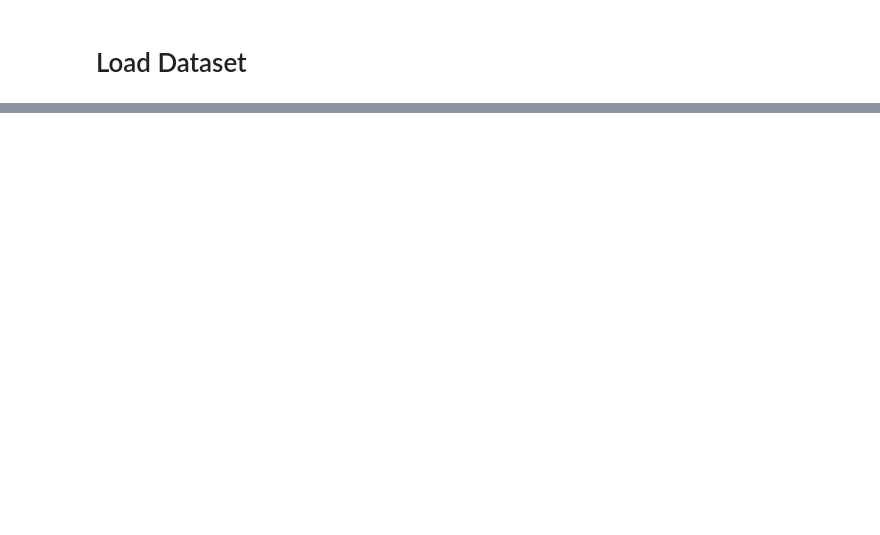
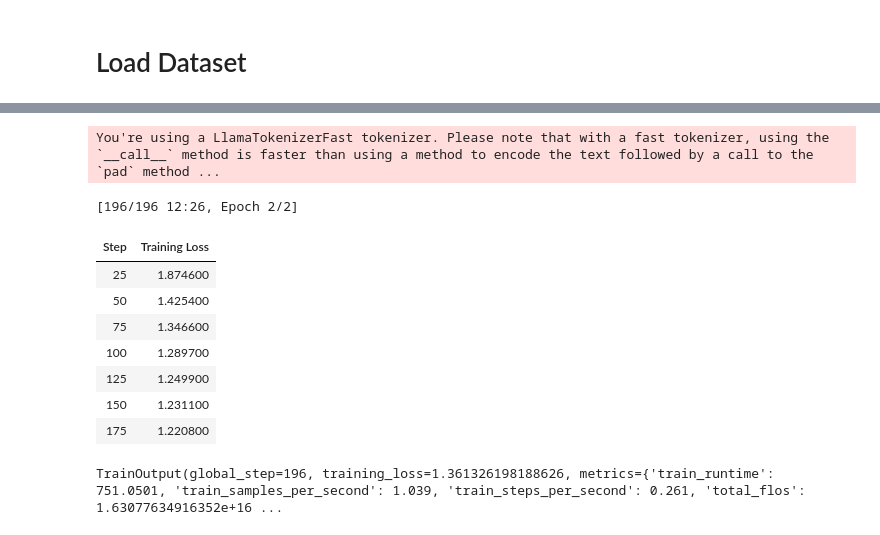
Before and after one commit to devonbrackbill/llama_training, a Jupyter notebook: Finetune-7B.ipynb, the cells around one changed output, grey strips where cells are left out. Saved outputs shown, nothing was run; the diff lists cells and outputs as text; code cells hidden in the pictures; blank space fills up the shorter version.

Commit message:
finish fine-tuning of llama-7b

```diff
--- a/Finetune-7B.ipynb
+++ b/Finetune-7B.ipynb
@@ -231,3 +314,17 @@ trainer = SFTTrainer(
     args=training_arguments,
     packing=packing,
 )
+# %%
+trainer.train()
+# %% [output]
+You're using a LlamaTokenizerFast tokenizer. Please note that with a fast tokenizer, using the `__call__` method is faster than using a method to encode the text followed by a call to the `pad` method ...
+[196/196 12:26, Epoch 2/2]
+| Step | Training Loss |
+| 25 | 1.874600 |
+| 50 | 1.425400 |
+| 75 | 1.346600 |
+| 100 | 1.289700 |
+| 125 | 1.249900 |
+| 150 | 1.231100 |
+| 175 | 1.220800 |
+TrainOutput(global_step=196, training_loss=1.361326198188626, metrics={'train_runtime': 751.0501, 'train_samples_per_second': 1.039, 'train_steps_per_second': 0.261, 'total_flos': 1.63077634916352e+16 ...
```
Also changed, not shown: parts of 40 cells of this notebook.
